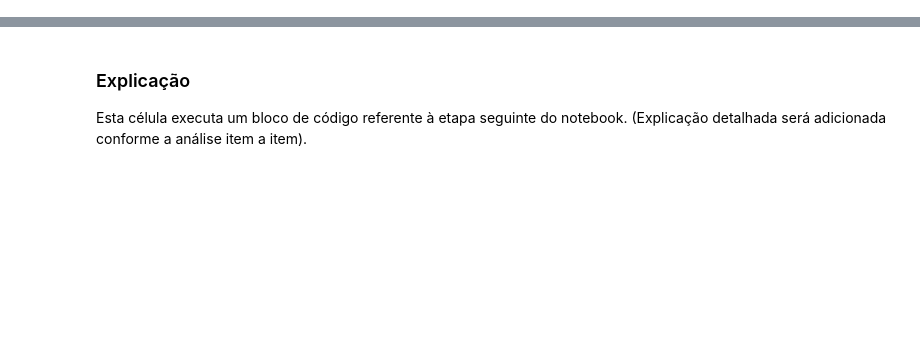
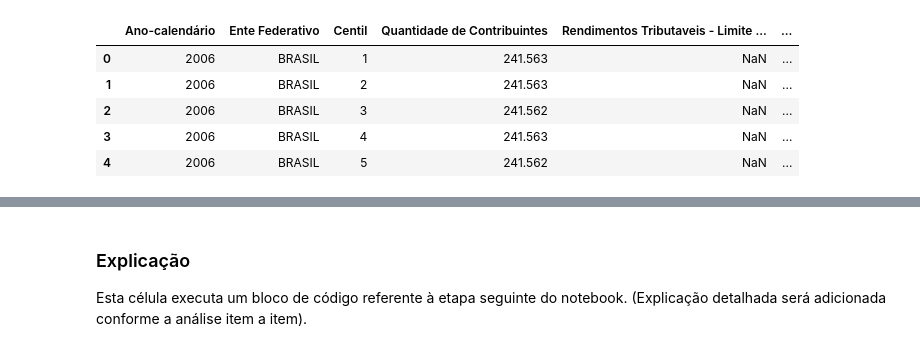
Before and after one commit to PadawanXXVI/kmeans-3d-cluster, a Jupyter notebook: distribuicao-renda.ipynb, the cells around one changed output, grey strips where cells are left out. Drawn from its saved outputs; the diff is of its cells as text; code cells hidden in the pictures; blank space fills up the shorter version.

```diff
--- a/distribuicao-renda.ipynb
+++ b/distribuicao-renda.ipynb
@@ -484,52 +226,54 @@ Esta célula executa um bloco de código referente à etapa seguinte do notebook
 # %%
 import pandas as pd
 import numpy as np
-from sklearn.cluster import KMeans
-from sklearn.preprocessing import StandardScaler
-from sklearn.decomposition import PCA
-import matplotlib.pyplot as plt
 
-# 1. Leitura do arquivo Excel com cabeçalho nas linhas 7, 8 e 9
-arquivo_excel = 'divulgacao_anos_finais_municipios_2023.xlsx'
-df = pd.read_excel(arquivo_excel, header=[6, 7, 8])
+# 1) Leitura direta do CSV (raiz do projeto)
+#    Se o arquivo vier com separador ';' (comum em dados BR), mantenha 'sep=";"'
+df = pd.read_csv("distribuicao-renda.csv", sep=";", encoding="utf-8")
 
+print("✅ CSV carregado:", df.shape)
+display(df.head())
 
+# 2) Conversão numérica para colunas monetárias e contagens
+#    Regra: remover ponto de milhar e trocar vírgula por ponto
+def br_to_numeric(s):
+    return pd.to_numeric(
+        s.astype(str)
+         .str.replace(".", "", regex=False)
+         .str.replace(",", ".", regex=False),
+        errors="coerce"
+    )
 
-# 2. Combinar os níveis do cabeçalho em um único índice
-df.columns = ['_'.join([str(item).strip() for item in col if str(item).lower() != 'nan']).strip()
-              for col in df.columns.values]
+# Colunas monetárias (em R$ milhões) + média em R$ e contagem de contribuintes
+num_cols = [c for c in df.columns if "[" in c] + ["Quantidade de Contribuintes"]
 
-# 3. Remover a primeira linha, que contém os nomes originais dos campos (redundante após combinar o cabeçalho)
-df = df.iloc[1:].reset_index(drop=True)
+for c in num_cols:
+    if c in df.columns:
+        df[c] = br_to_numeric(df[c])
 
-# Exibindo os novos nomes das colunas
-print("Nomes das colunas:")
-print(df.columns.tolist())
+# 3) Tipos básicos coerentes
+if "Ano-calendário" in df.columns:
+    df["Ano-calendário"] = pd.to_numeric(df["Ano-calendário"], errors="coerce").astype("Int64")
+if "Centil" in df.columns:
+    df["Centil"] = df["Centil"].astype(str)
+if "Quantidade de Contribuintes" in df.columns:
+    # após a conversão pode ficar float; voltamos para inteiro quando possível
+    df["Quantidade de Contribuintes"] = df["Quantidade de Contribuintes"].round().astype("Int64")
 
+print("\n📊 Tipos após conversão:")
+print(df.dtypes.head(12))
 
-# Supondo que 'df' já seja o DataFrame carregado
-# Removendo as ocorrências de 'Unnamed' e 'level' dos nomes das colunas
-df.columns = (df.columns
-              .str.replace('Unnamed', '', regex=True)
-              .str.replace(r'\d+_level_1', '', regex=True)
-              .str.replace(r'\d+_level_2', '', regex=True)
-              .str.replace('_:', '', regex=True)
-              .str.replace('__', '_', regex=True)
-              .str.rstrip()  # Remove espaços em branco no final
-              .str.replace(r'\s+', '_', regex=True)  # Substitui espaços (um ou mais) por "_"
-              .str.replace('-', '_', regex=False)    # Substitui hífens por "_"
-              .str.replace('__', '_', regex=True)
-              .str.replace('__', '_', regex=True)
-              .str.strip('_')
-              )
+print("\n🔎 Amostra após conversão:")
+display(df.head())
 
+# 4) (Opcional) padronização leve de nomes (sem quebrar o dicionário oficial)
+#    Útil apenas se você quiser usar colunas com .select_dtypes etc. sem acentos/espacos.
+#    Comente se preferir manter exatamente como no CSV.
+# df.columns = (df.columns
+#               .str.replace(r"\s+", " ", regex=True)
+#               .str.strip())
 
-# Exibindo os novos nomes das colunas
-print("Novos nomes das colunas:")
-print(df.columns.tolist())
-
-
-# # Verificando o resultado após a limpeza
-# print("Visualizando as primeiras linhas após limpeza:")
-print(df.head())
+# 5) Sanidade rápida: anos e entes disponíveis
+print("\n🗓️ Anos disponíveis:", sorted(df["Ano-calendário"].dropna().unique().tolist())[:5], "...", sorted(df["Ano-calendário"].dropna().unique().tolist())[-5:])
+print("🏷️ Entes (amostra):", df["Ente Federativo"].dropna().unique()[:10])
 # %% [output]
@@ -552,0 +281,6 @@ Novos nomes das colunas:
+|  | Ano-calendário | Ente Federativo | Centil | Quantidade de Contribuintes | Rendimentos Tributaveis - Limite ... | ... |
+| 0 | 2006 | BRASIL | 1 | 241.563 | NaN | ... |
+| 1 | 2006 | BRASIL | 2 | 241.563 | NaN | ... |
+| 2 | 2006 | BRASIL | 3 | 241.562 | NaN | ... |
+| 3 | 2006 | BRASIL | 4 | 241.563 | NaN | ... |
+| 4 | 2006 | BRASIL | 5 | 241.562 | NaN | ... |
```
Also changed, not shown: parts of 23 cells of this notebook.
